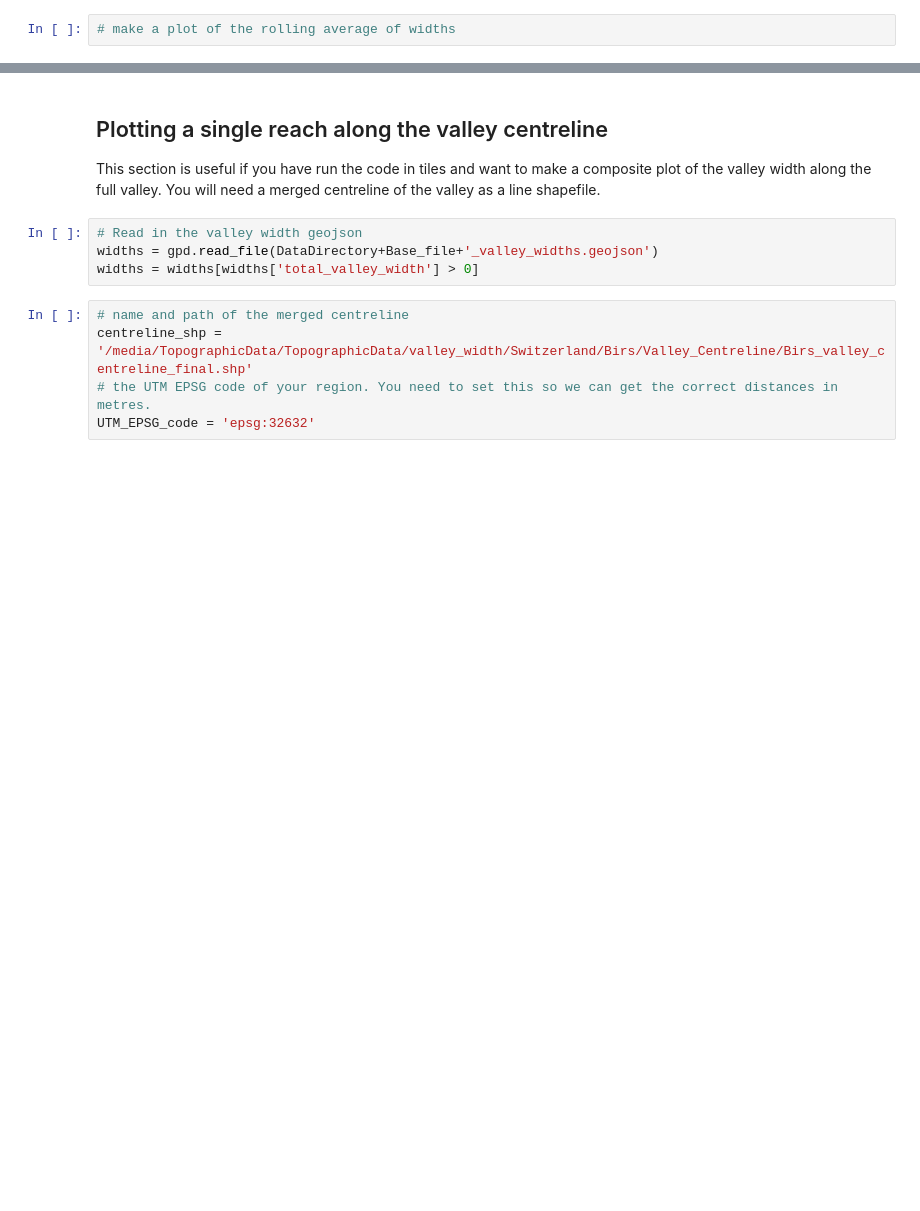
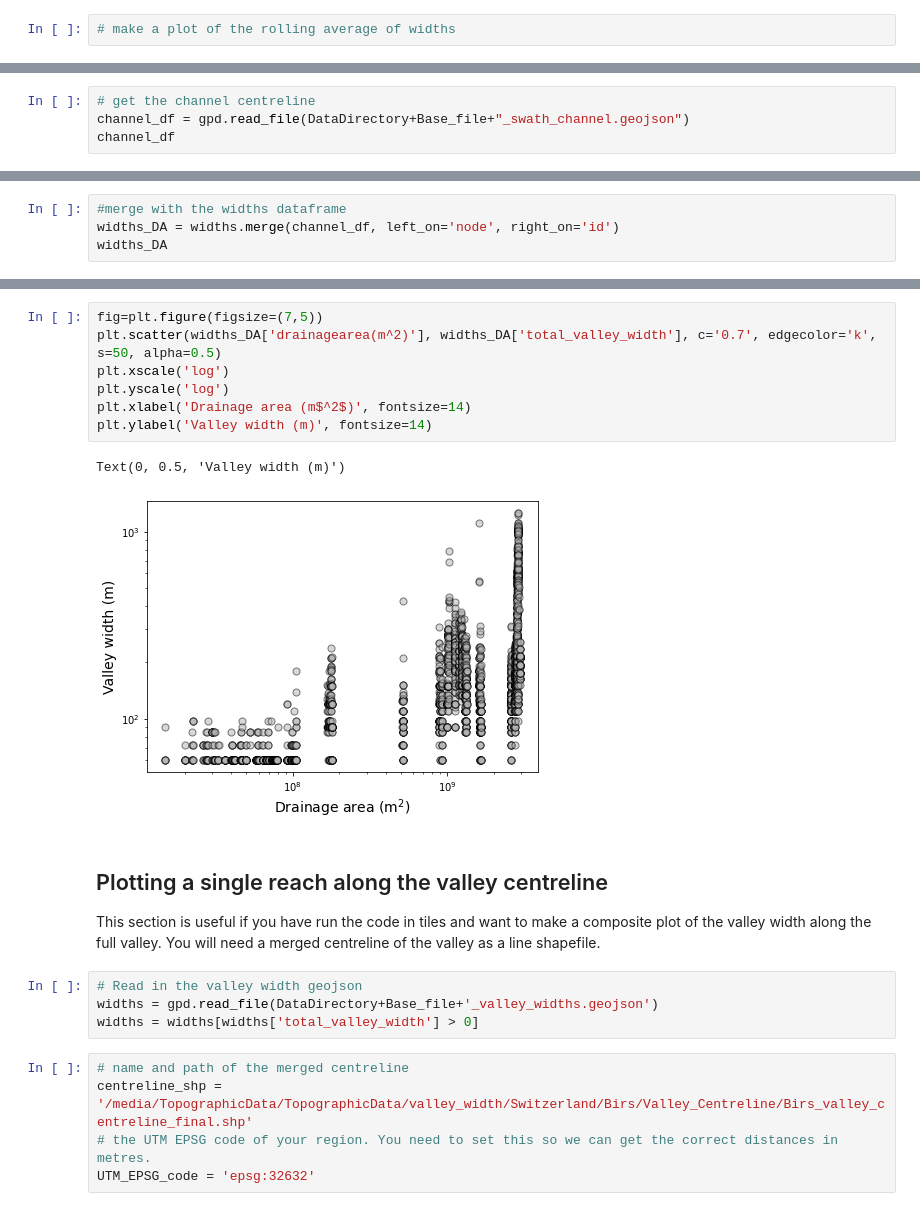
Before and after one commit to LSDtopotools/lsdtt_notebooks, a Jupyter notebook: lsdviztools/valley_analysis/plot-valley-analysis.ipynb, the cells around one changed output, grey strips where cells are left out. Drawn from its saved outputs; the diff is of its cells as text; blank space fills up the shorter version.

```diff
--- a/lsdviztools/valley_analysis/plot-valley-analysis.ipynb
+++ b/lsdviztools/valley_analysis/plot-valley-analysis.ipynb
@@ -86,0 +96,4 @@ plt.show()
+# %%
+# get the channel centreline
+channel_df = gpd.read_file(DataDirectory+Base_file+"_swath_channel.geojson")
+channel_df
@@ -88,0 +130,4 @@ widths
+# %%
+#merge with the widths dataframe
+widths_DA = widths.merge(channel_df, left_on='node', right_on='id')
+widths_DA
@@ -89,3 +148,13 @@ widths
+# %%
+fig=plt.figure(figsize=(7,5))
+plt.scatter(widths_DA['drainagearea(m^2)'], widths_DA['total_valley_width'], c='0.7', edgecolor='k', s=50, alpha=0.5)
+plt.xscale('log')
+plt.yscale('log')
+plt.xlabel('Drainage area (m$^2$)', fontsize=14)
+plt.ylabel('Valley width (m)', fontsize=14)
+# %% [output]
+Text(0, 0.5, 'Valley width (m)')
+[figure, added]
 # %% [markdown]
 ## Plotting a single reach along the valley centreline
 This section is useful if you have run the code in tiles and want to make a composite plot of the valley width along the full valley. You will need a merged centreline of the valley as a line shapefile.
```
Also changed, not shown: parts of 10 cells of this notebook, 1 other file.
